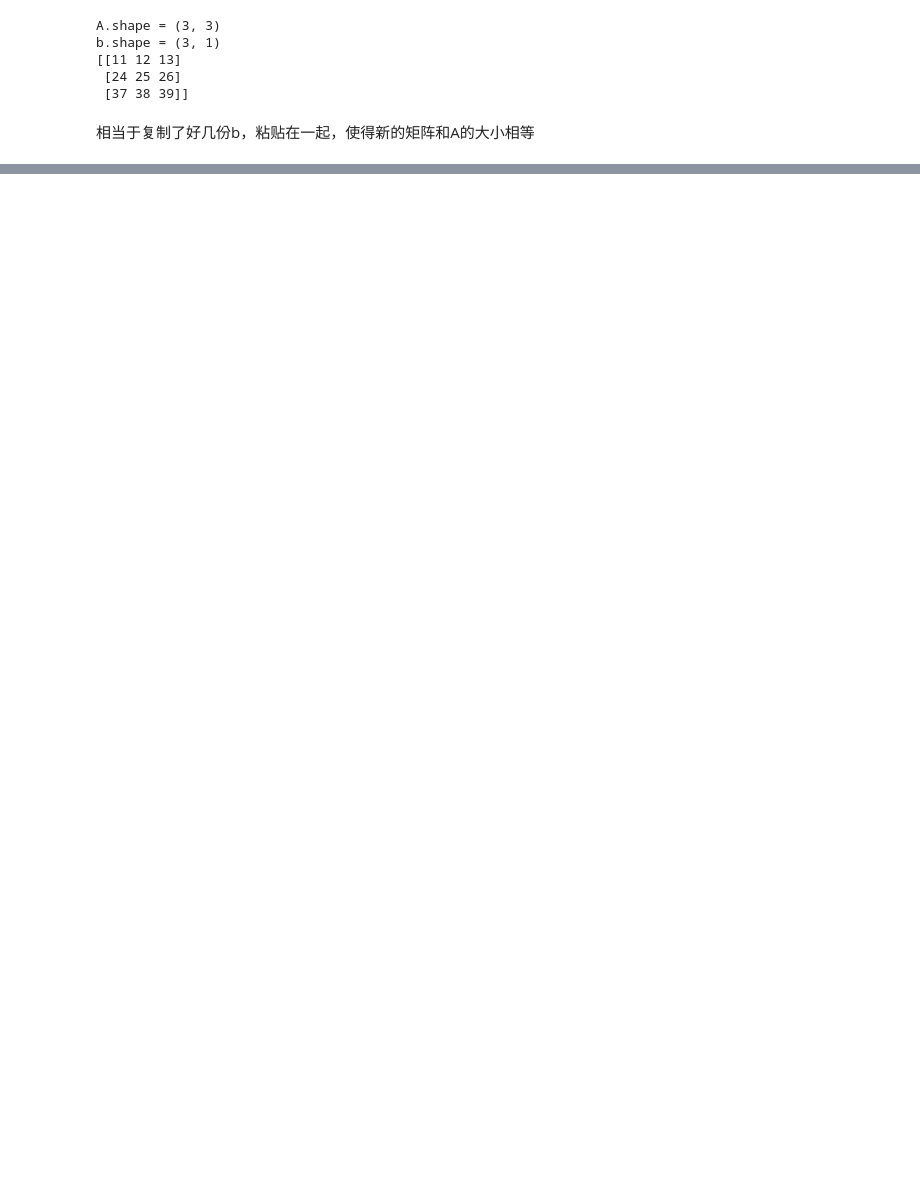
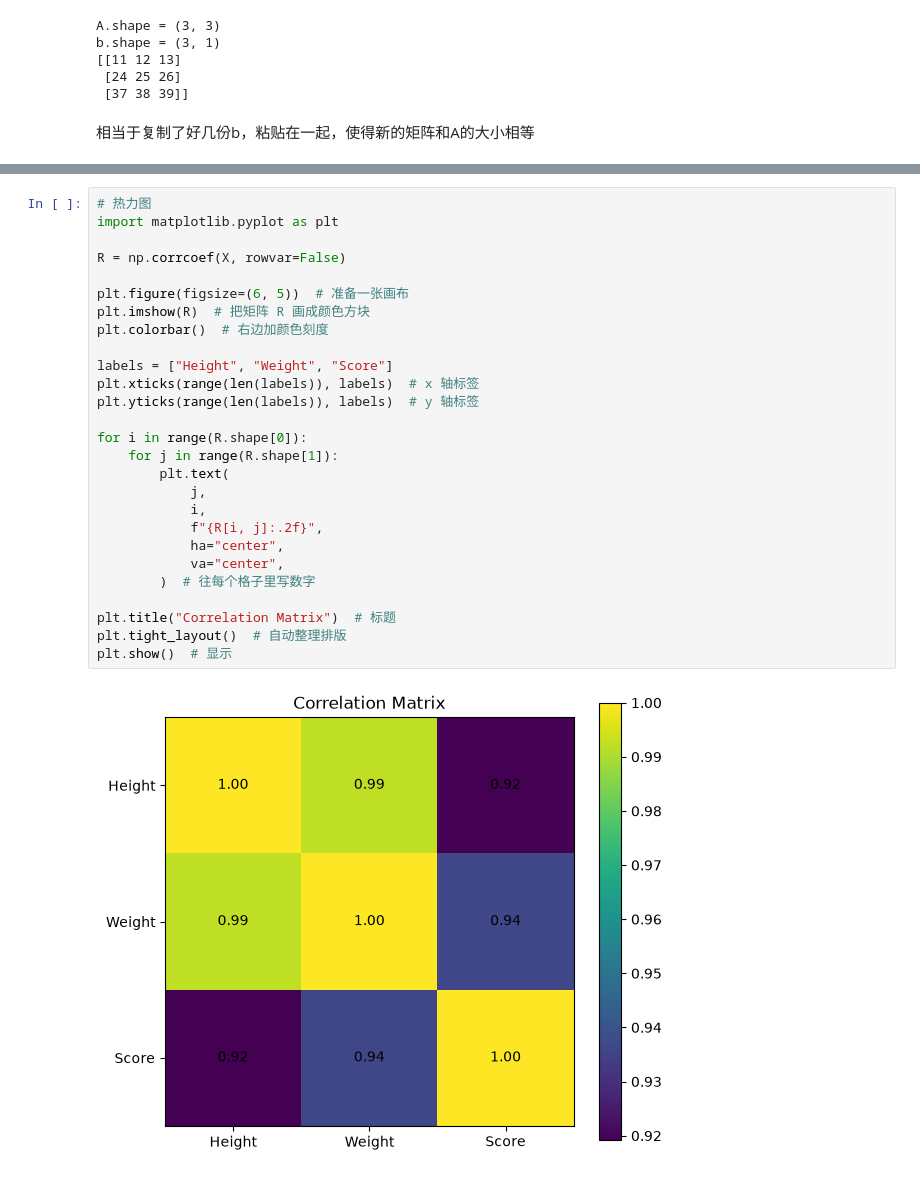
Before and after one commit to Zack123Chen/CUMCM2026, a Jupyter notebook: numpy_practice.ipynb, the cells around one changed output, grey strips where cells are left out. Drawn from its saved outputs; the diff is of its cells as text; blank space fills up the shorter version.

```diff
--- a/numpy_practice.ipynb
+++ b/numpy_practice.ipynb
@@ -76,0 +255,29 @@ b.shape = (3, 1)
+# %%
+# 热力图
+import matplotlib.pyplot as plt
+
+R = np.corrcoef(X, rowvar=False)
+
+plt.figure(figsize=(6, 5))  # 准备一张画布
+plt.imshow(R)  # 把矩阵 R 画成颜色方块
+plt.colorbar()  # 右边加颜色刻度
+
+labels = ["Height", "Weight", "Score"]
+plt.xticks(range(len(labels)), labels)  # x 轴标签
+plt.yticks(range(len(labels)), labels)  # y 轴标签
+
+for i in range(R.shape[0]):
+    for j in range(R.shape[1]):
+        plt.text(
+            j,
+            i,
+            f"{R[i, j]:.2f}",
+            ha="center",
+            va="center",
+        )  # 往每个格子里写数字
+
+plt.title("Correlation Matrix")  # 标题
+plt.tight_layout()  # 自动整理排版
+plt.show()  # 显示
+# %% [output]
+[figure, added]
```
Also changed, not shown: parts of 11 cells of this notebook, 6 other files.
